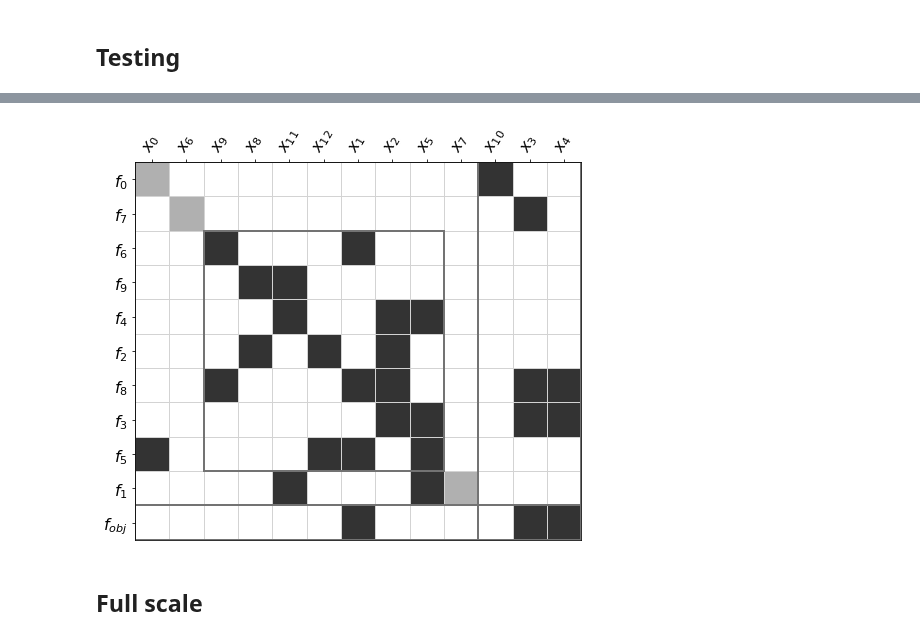
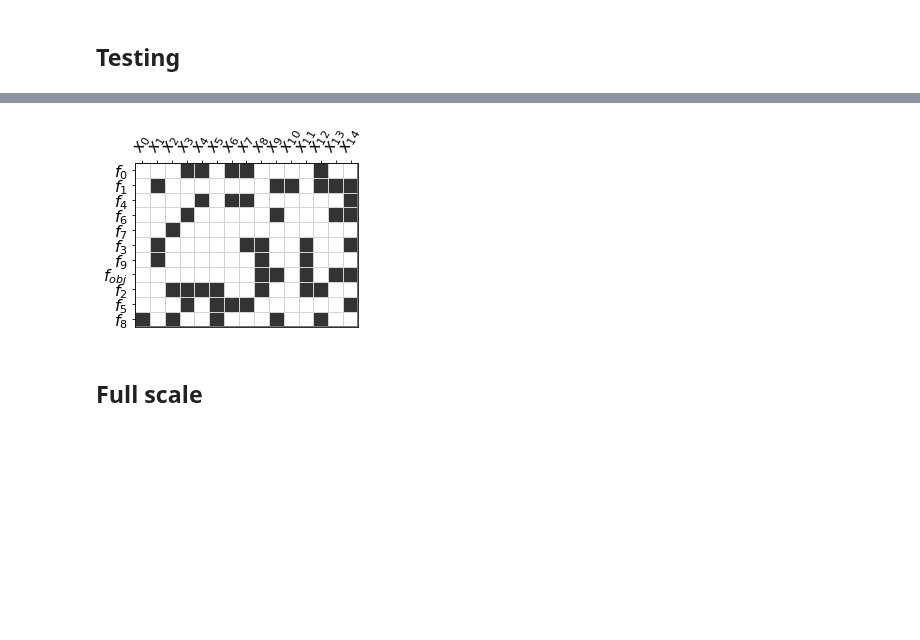
Before and after one commit to norheim/minimdo, a Jupyter notebook: minimdo/synthetic/runstructopt.ipynb, the cells around one changed output, grey strips where cells are left out. Drawn from its saved outputs; the diff is of its cells as text; code cells hidden in the pictures; blank space fills up the shorter version.

```diff
--- a/minimdo/synthetic/runstructopt.ipynb
+++ b/minimdo/synthetic/runstructopt.ipynb
@@ -108,11 +110,19 @@ outset=kwargs["outset"]
 # %%
-mdf = True
+mdf = False
+# %%
+eq_incidence = kwargs["eq_incidence"]
 # %%
 rng = np.random.default_rng(kwargs["seed_poly"])
-polys, var_mapping, edges, tree, components = generate_random_polynomials(kwargs["eq_incidence"], outset, len(kwargs["eqnidxs"]), rng)
+polys, var_mapping, edges, tree, components = generate_random_polynomials(eq_incidence, outset, len(kwargs["eqnidxs"]), rng)
 #inputids = sources(*edges_to_Ein_Eout(edges))
-#identifier = (kwargs['m'], kwargs['n'], kwargs['sparsity'], kwargs['seed'])
-#inputids = inputids_store[identifier]
+identifier = (kwargs['m'], kwargs['n'], kwargs['sparsity'], kwargs['seed'])
+#inputids_store[identifier] = inputids
+inputids = inputids_store[identifier]
+# %%
+edges_sand = ({comp:tuple(var-10 for var in compvars) for comp, compvars in eq_incidence.items()}, {comp: (None,) for comp in eq_incidence.keys()},{})
+tree_sand = (tree[0],{},{var:1 for var in range(len(varidxs))})
+edges = edges_sand
+tree = tree_sand
 # %%
 components, newidx = add_obj(inputids, var_mapping, edges, tree, components) # mutates edges and tree aswell
 solvers_options = {1: {'type': OPT, 'disp':True}, 2:{'maxiter':30}}
@@ -241,7 +216,8 @@ objobj  [6.83836058e-09]  1
 # %%
-render_incidence(ordered_edges, ordered_tree, figsize=((8,8)));
+#synthetic_initial_blockmdf.png
+render_incidence(ordered_edges, ordered_tree, figname='synthetic_opt_sand.png', save=True, figsize=((4,4)));
 # %% [output]
-[figure, old version]
+[figure, new version]
 # %% [markdown]
 ## Full scale
 # %%
```
Also changed, not shown: parts of 12 cells of this notebook, 30 other files.
